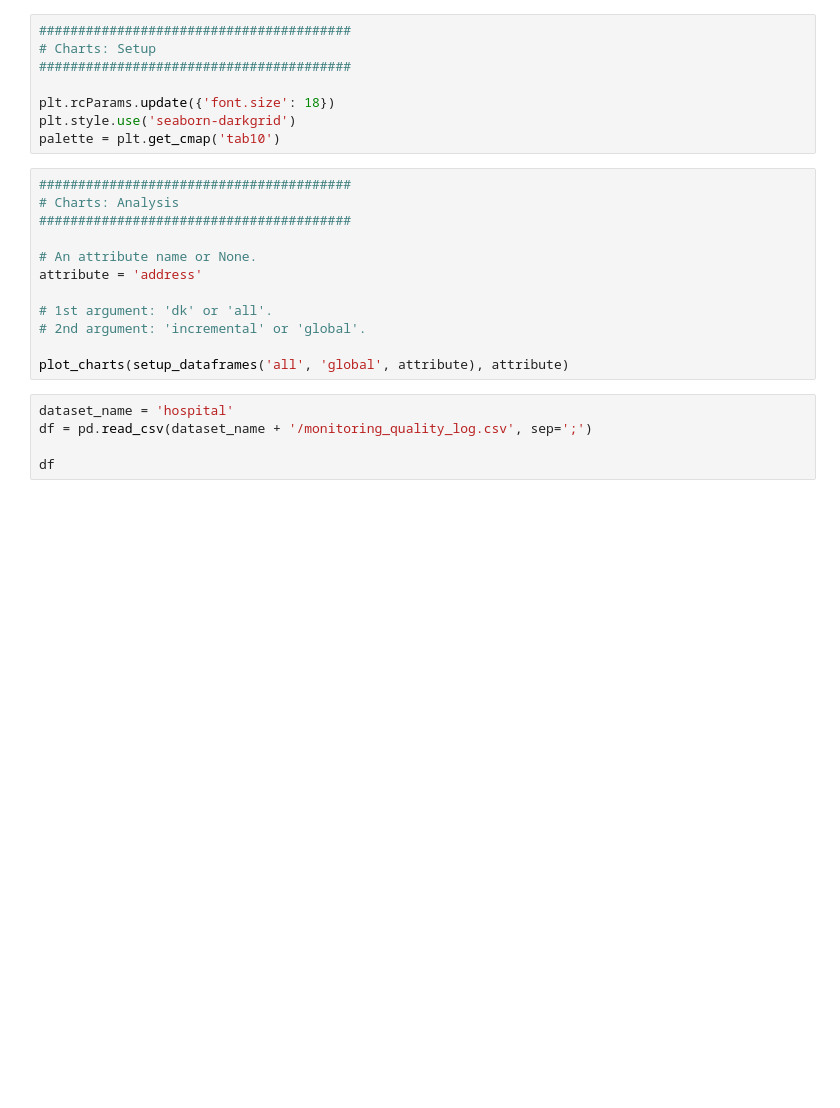
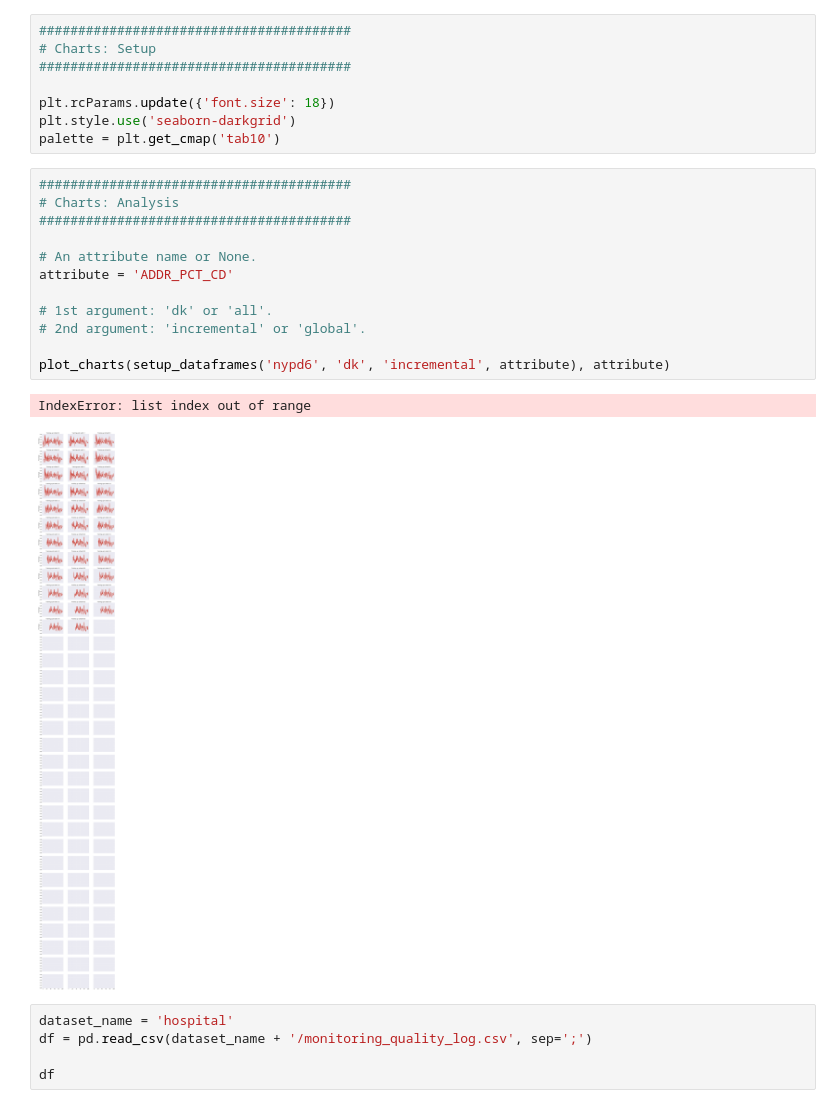
Before and after one commit to oliveiraph17/holoclean-incremental, a Jupyter notebook: experimental_results/quality_charts.ipynb, the cells around one changed output. Saved outputs shown, nothing was run; the diff lists cells and outputs as text; blank space fills up the shorter version.

Commit message:
Includes results from nypd6 and updates the jupyter notebook.

```diff
--- a/experimental_results/quality_charts.ipynb
+++ b/experimental_results/quality_charts.ipynb
@@ -90,15 +90,18 @@ palette = plt.get_cmap('tab10')
 # %%
 ########################################
 # Charts: Analysis
 ########################################
 
 # An attribute name or None.
-attribute = 'address'
+attribute = 'ADDR_PCT_CD'
 
 # 1st argument: 'dk' or 'all'.
 # 2nd argument: 'incremental' or 'global'.
 
-plot_charts(setup_dataframes('all', 'global', attribute), attribute)
+plot_charts(setup_dataframes('nypd6', 'dk', 'incremental', attribute), attribute)
+# %% [output]
+IndexError: list index out of range
+[figure, added]
 # %%
 dataset_name = 'hospital'
 df = pd.read_csv(dataset_name + '/monitoring_quality_log.csv', sep=';')
```
Also changed, not shown: 29 other files.
